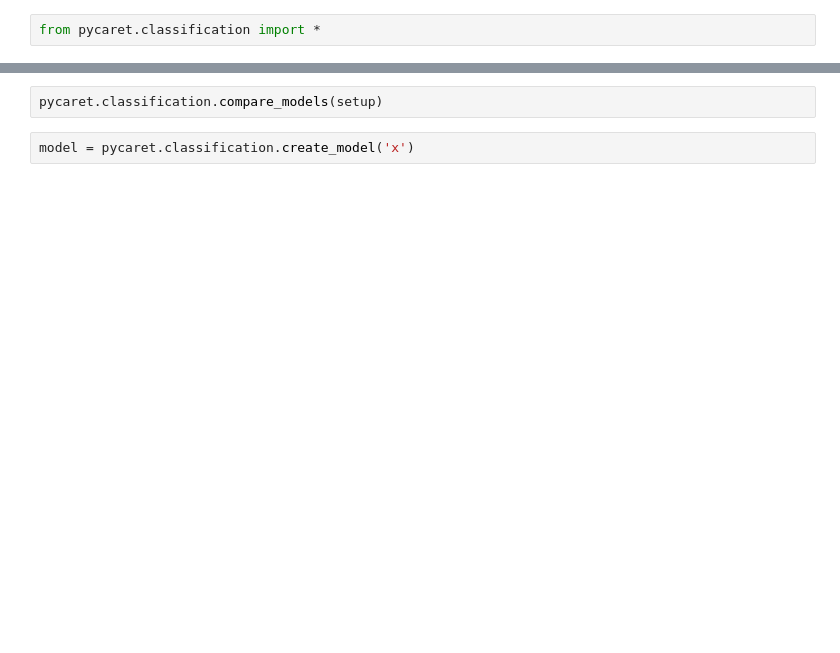
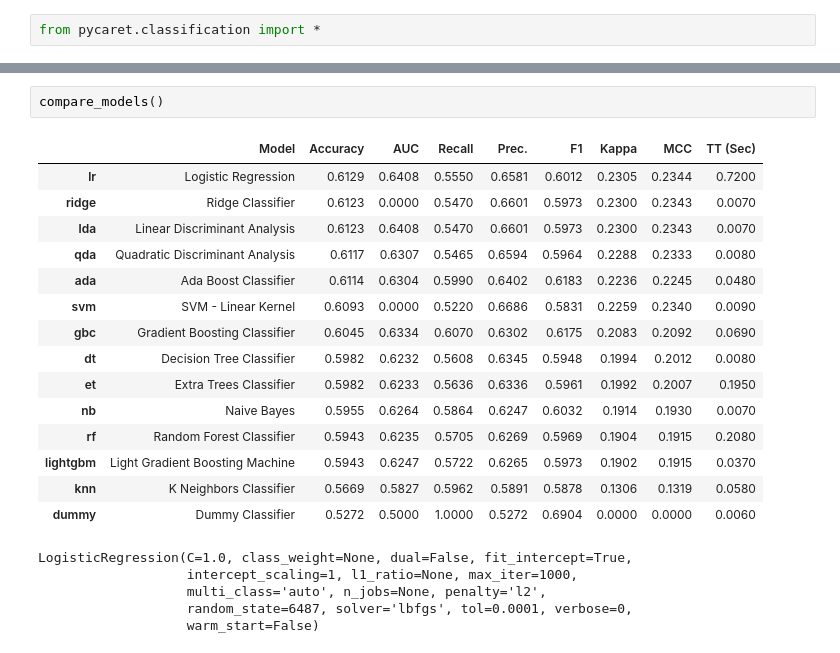
Before and after one commit to Joalivi/ichito-bova, a Jupyter notebook: pre_process_PyCaret.ipynb, the cells around one changed output, grey strips where cells are left out. Drawn from its saved outputs; the diff is of its cells as text; blank space fills up the shorter version.

Commit message:
Pycaret setup

```diff
--- a/pre_process_PyCaret.ipynb
+++ b/pre_process_PyCaret.ipynb
@@ -39,4 +72,23 @@ SyntaxError: positional argument follows keyword argument (1203130682.py, line 2
-# %%
-pycaret.classification.compare_models(setup)
-# %%
-model = pycaret.classification.create_model('x')
+# %%
+compare_models()
+# %% [output]
+|  | Model | Accuracy | AUC | Recall | Prec. | F1 | Kappa | MCC | TT (Sec) |
+| lr | Logistic Regression | 0.6129 | 0.6408 | 0.5550 | 0.6581 | 0.6012 | 0.2305 | 0.2344 | 0.7200 |
+| ridge | Ridge Classifier | 0.6123 | 0.0000 | 0.5470 | 0.6601 | 0.5973 | 0.2300 | 0.2343 | 0.0070 |
+| lda | Linear Discriminant Analysis | 0.6123 | 0.6408 | 0.5470 | 0.6601 | 0.5973 | 0.2300 | 0.2343 | 0.0070 |
+| qda | Quadratic Discriminant Analysis | 0.6117 | 0.6307 | 0.5465 | 0.6594 | 0.5964 | 0.2288 | 0.2333 | 0.0080 |
+| ada | Ada Boost Classifier | 0.6114 | 0.6304 | 0.5990 | 0.6402 | 0.6183 | 0.2236 | 0.2245 | 0.0480 |
+| svm | SVM - Linear Kernel | 0.6093 | 0.0000 | 0.5220 | 0.6686 | 0.5831 | 0.2259 | 0.2340 | 0.0090 |
+| gbc | Gradient Boosting Classifier | 0.6045 | 0.6334 | 0.6070 | 0.6302 | 0.6175 | 0.2083 | 0.2092 | 0.0690 |
+| dt | Decision Tree Classifier | 0.5982 | 0.6232 | 0.5608 | 0.6345 | 0.5948 | 0.1994 | 0.2012 | 0.0080 |
+| et | Extra Trees Classifier | 0.5982 | 0.6233 | 0.5636 | 0.6336 | 0.5961 | 0.1992 | 0.2007 | 0.1950 |
+| nb | Naive Bayes | 0.5955 | 0.6264 | 0.5864 | 0.6247 | 0.6032 | 0.1914 | 0.1930 | 0.0070 |
+| rf | Random Forest Classifier | 0.5943 | 0.6235 | 0.5705 | 0.6269 | 0.5969 | 0.1904 | 0.1915 | 0.2080 |
+| lightgbm | Light Gradient Boosting Machine | 0.5943 | 0.6247 | 0.5722 | 0.6265 | 0.5973 | 0.1902 | 0.1915 | 0.0370 |
+| knn | K Neighbors Classifier | 0.5669 | 0.5827 | 0.5962 | 0.5891 | 0.5878 | 0.1306 | 0.1319 | 0.0580 |
+| dummy | Dummy Classifier | 0.5272 | 0.5000 | 1.0000 | 0.5272 | 0.6904 | 0.0000 | 0.0000 | 0.0060 |
+LogisticRegression(C=1.0, class_weight=None, dual=False, fit_intercept=True,
+                   intercept_scaling=1, l1_ratio=None, max_iter=1000,
+                   multi_class='auto', n_jobs=None, penalty='l2',
+                   random_state=6487, solver='lbfgs', tol=0.0001, verbose=0,
+                   warm_start=False)
```
Also changed, not shown: parts of 6 cells of this notebook, 2 other files.
